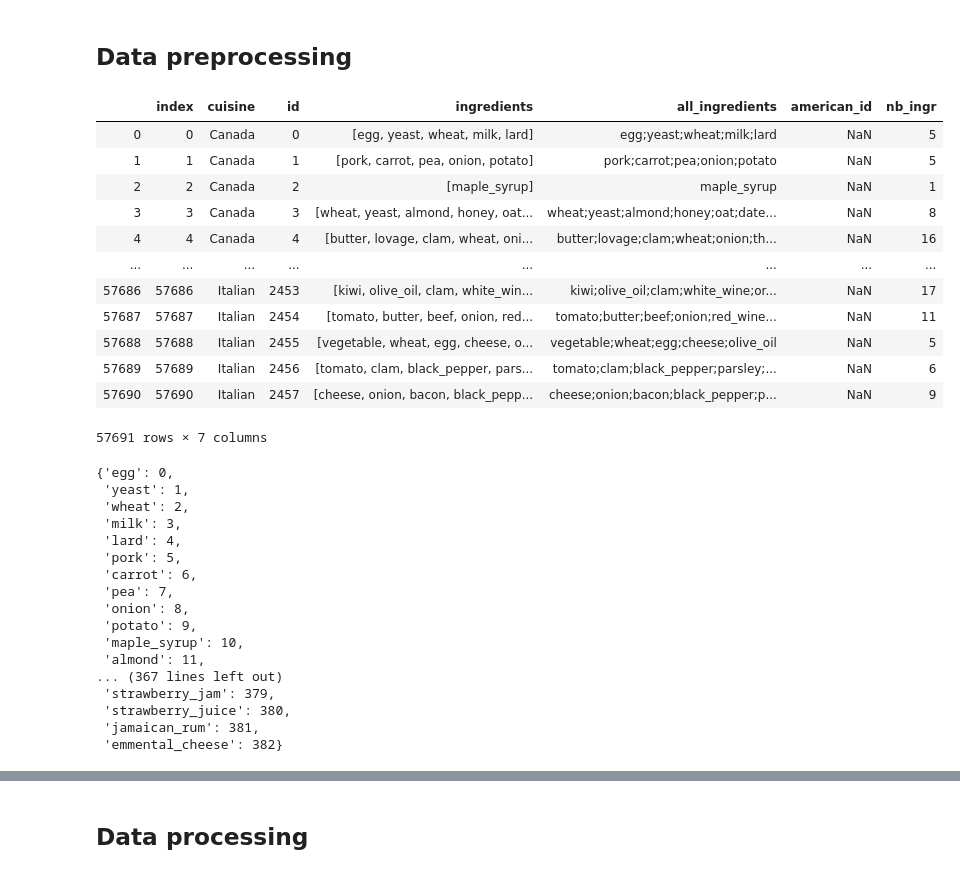
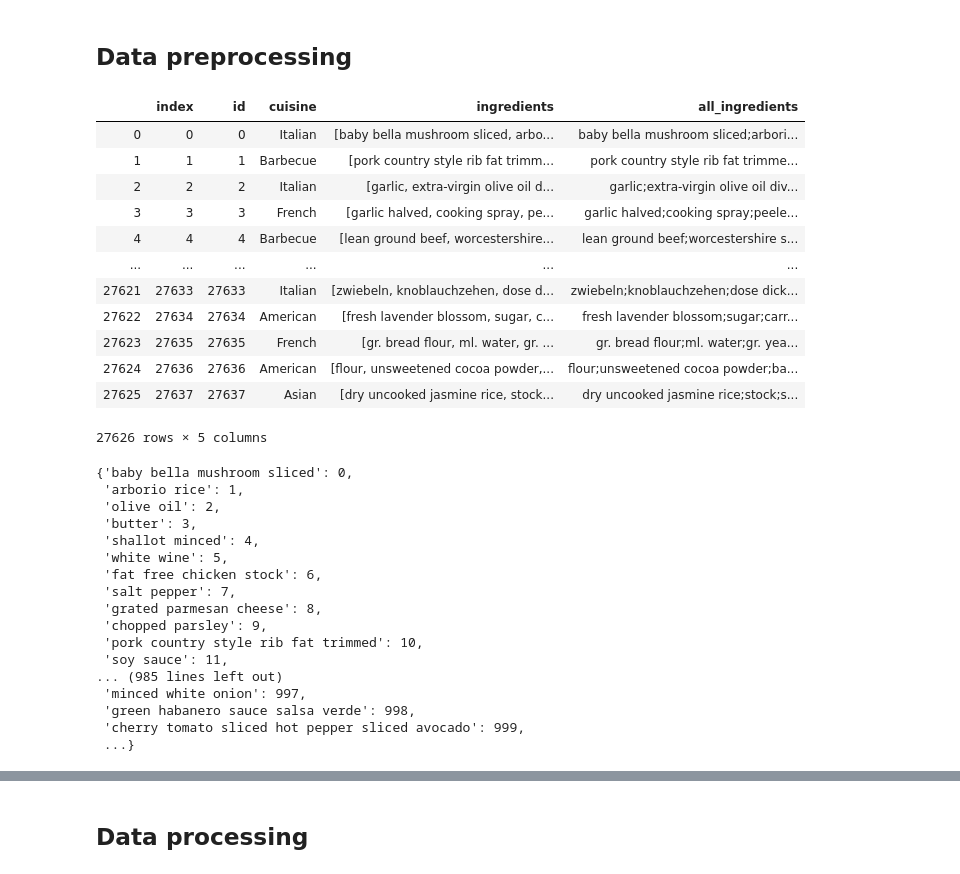
Before and after one commit to catherning/food_recipe_gen, a Jupyter notebook: cuisine_classification/NN_classification.ipynb, the cells around one changed output, grey strips where cells are left out. Saved outputs shown, nothing was run; the diff lists cells and outputs as text; code cells hidden in the pictures.

Commit message:
Change vocab_ingr & cuisine creation. Add weighted classes

```diff
--- a/cuisine_classification/NN_classification.ipynb
+++ b/cuisine_classification/NN_classification.ipynb
@@ -18,46 +20,48 @@ FOLDER_PATH = "D:\\Google Drive\\Catherning Folder\\THU\\Thesis\\Recipe datasets
 DATASET = ["scirep-cuisines-detail","Yummly28"]
 FILES = ["cleaned_data.pkl","full_data.pkl"]
 # %%
-df=pd.read_pickle(os.path.join(FOLDER_PATH,DATASET[1],FILES[1]))
-df=df.reset_index()
+for i in range(1,2):
+    df=pd.read_pickle(os.path.join(FOLDER_PATH,DATASET[i],FILES[1]))
+    df=df.reset_index()
 df
 # %% [output]
-|  | index | cuisine | id | ingredients | all_ingredients | american_id | nb_ingr |
-| 0 | 0 | Canada | 0 | [egg, yeast, wheat, milk, lard] | egg;yeast;wheat;milk;lard | NaN | 5 |
-| 1 | 1 | Canada | 1 | [pork, carrot, pea, onion, potato] | pork;carrot;pea;onion;potato | NaN | 5 |
-| 2 | 2 | Canada | 2 | [maple_syrup] | maple_syrup | NaN | 1 |
-| 3 | 3 | Canada | 3 | [wheat, yeast, almond, honey, oat... | wheat;yeast;almond;honey;oat;date... | NaN | 8 |
-| 4 | 4 | Canada | 4 | [butter, lovage, clam, wheat, oni... | butter;lovage;clam;wheat;onion;th... | NaN | 16 |
-| ... | ... | ... | ... | ... | ... | ... | ... |
-| 57686 | 57686 | Italian | 2453 | [kiwi, olive_oil, clam, white_win... | kiwi;olive_oil;clam;white_wine;or... | NaN | 17 |
-| 57687 | 57687 | Italian | 2454 | [tomato, butter, beef, onion, red... | tomato;butter;beef;onion;red_wine... | NaN | 11 |
-| 57688 | 57688 | Italian | 2455 | [vegetable, wheat, egg, cheese, o... | vegetable;wheat;egg;cheese;olive_oil | NaN | 5 |
-| 57689 | 57689 | Italian | 2456 | [tomato, clam, black_pepper, pars... | tomato;clam;black_pepper;parsley;... | NaN | 6 |
-| 57690 | 57690 | Italian | 2457 | [cheese, onion, bacon, black_pepp... | cheese;onion;bacon;black_pepper;p... | NaN | 9 |
+|  | index | id | cuisine | ingredients | all_ingredients |
+| 0 | 0 | 0 | Italian | [baby bella mushroom sliced, arbo... | baby bella mushroom sliced;arbori... |
+| 1 | 1 | 1 | Barbecue | [pork country style rib fat trimm... | pork country style rib fat trimme... |
+| 2 | 2 | 2 | Italian | [garlic, extra-virgin olive oil d... | garlic;extra-virgin olive oil div... |
+| 3 | 3 | 3 | French | [garlic halved, cooking spray, pe... | garlic halved;cooking spray;peele... |
+| 4 | 4 | 4 | Barbecue | [lean ground beef, worcestershire... | lean ground beef;worcestershire s... |
+| ... | ... | ... | ... | ... | ... |
+| 27621 | 27633 | 27633 | Italian | [zwiebeln, knoblauchzehen, dose d... | zwiebeln;knoblauchzehen;dose dick... |
+| 27622 | 27634 | 27634 | American | [fresh lavender blossom, sugar, c... | fresh lavender blossom;sugar;carr... |
+| 27623 | 27635 | 27635 | French | [gr. bread flour, ml. water, gr. ... | gr. bread flour;ml. water;gr. yea... |
+| 27624 | 27636 | 27636 | American | [flour, unsweetened cocoa powder,... | flour;unsweetened cocoa powder;ba... |
+| 27625 | 27637 | 27637 | Asian | [dry uncooked jasmine rice, stock... | dry uncooked jasmine rice;stock;s... |
-57691 rows × 7 columns
+27626 rows × 5 columns
 # %%
 vocab_ingrs = utils.Vocabulary()
 for ingredients in df.loc[:,"ingredients"]:
     for ingr in ingredients:
         vocab_ingrs.add_word(ingr)
+vocab_ingrs.add_word("<unk>")
 vocab_ingrs.word2idx
 # %% [output]
-{'egg': 0,
- 'yeast': 1,
- 'wheat': 2,
- 'milk': 3,
- 'lard': 4,
- 'pork': 5,
- 'carrot': 6,
- 'pea': 7,
- 'onion': 8,
- 'potato': 9,
- 'maple_syrup': 10,
- 'almond': 11,
-... (367 lines left out)
- 'strawberry_jam': 379,
- 'strawberry_juice': 380,
- 'jamaican_rum': 381,
- 'emmental_cheese': 382}
+{'baby bella mushroom sliced': 0,
+ 'arborio rice': 1,
+ 'olive oil': 2,
+ 'butter': 3,
+ 'shallot minced': 4,
+ 'white wine': 5,
+ 'fat free chicken stock': 6,
+ 'salt pepper': 7,
+ 'grated parmesan cheese': 8,
+ 'chopped parsley': 9,
+ 'pork country style rib fat trimmed': 10,
+ 'soy sauce': 11,
+... (985 lines left out)
+ 'minced white onion': 997,
+ 'green habanero sauce salsa verde': 998,
+ 'cherry tomato sliced hot pepper sliced avocado': 999,
+ ...}
 # %%
 vocab_cuisine = utils.Vocabulary()
```
Also changed, not shown: parts of 11 cells of this notebook.
